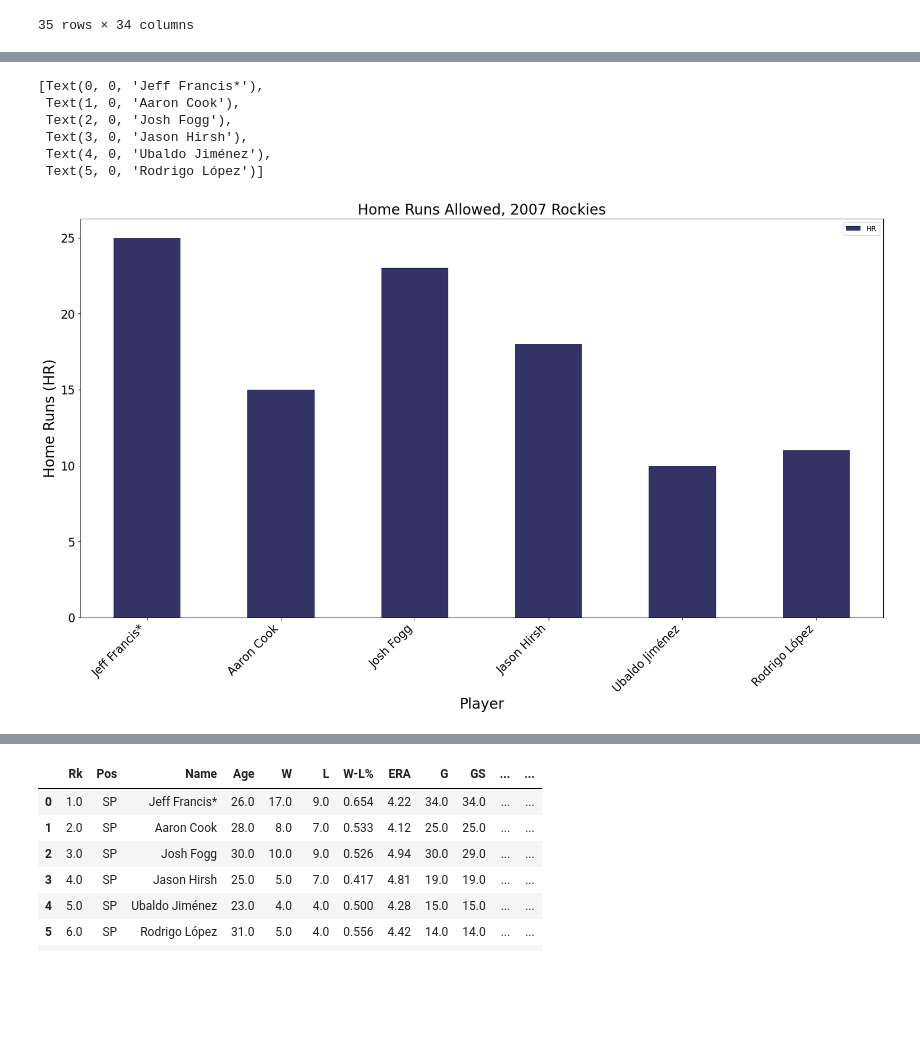
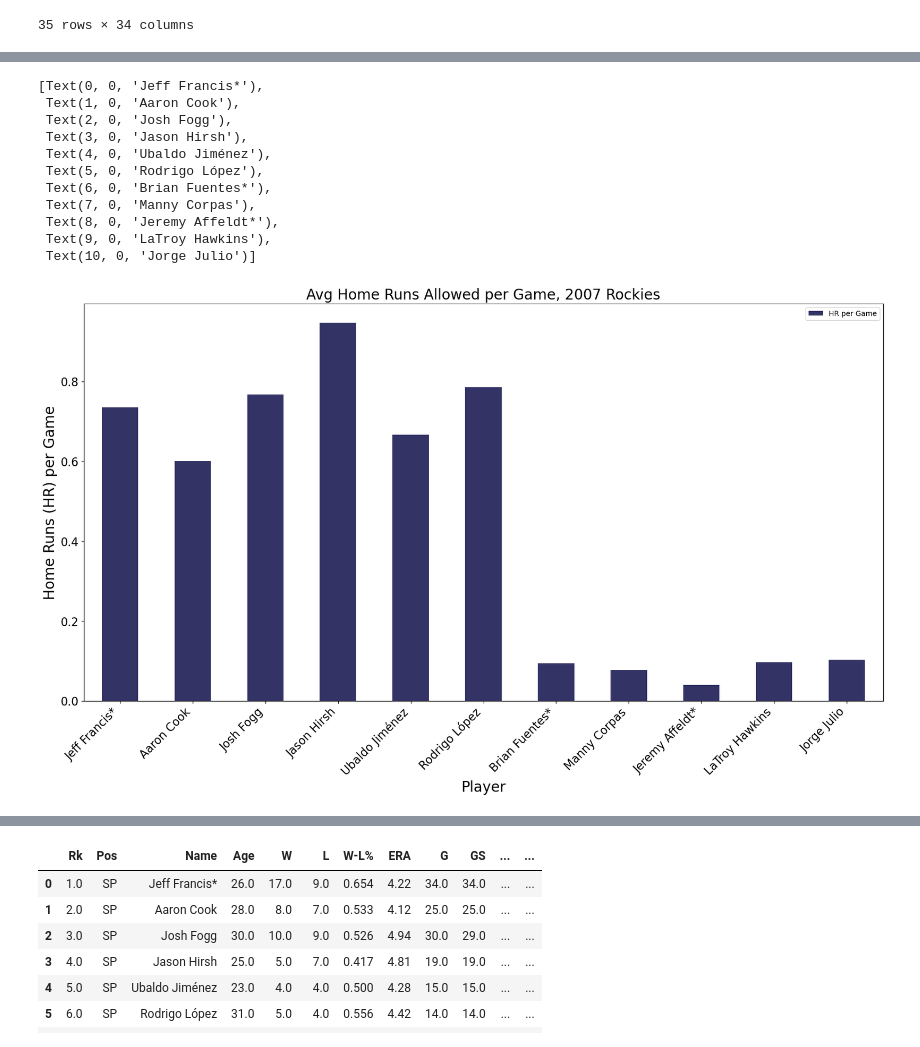
Before and after one commit to cassydm/rockies_moneyball_part-deux, a Jupyter notebook: Test_files/working_file_liz.ipynb, the cells around one changed output, grey strips where cells are left out. Drawn from its saved outputs; the diff is of its cells as text; code cells hidden in the pictures; blank space fills up the shorter version.

Commit message:
liz edits HR per Game

```diff
--- a/Test_files/working_file_liz.ipynb
+++ b/Test_files/working_file_liz.ipynb
@@ -118,15 +118,15 @@ pitching_2007= get_pitching_table(ls.Team_Pitching_2007_url,"team_pitching")
 pitching_2024= get_pitching_table(ls.Team_Pitching_2024_url,"team_pitching")
 # %%
 # FILTER rows to include only starting pitchers (Pos = SP)
-pitching_2007_filter = pitching_2007[pitching_2007['Pos'] == 'SP']
-pitching_2024_filter = pitching_2024[pitching_2024['Pos'] == 'SP']
+pitching_2007_filter = pitching_2007[pitching_2007['Pos'].isin(['SP', 'CL', 'RP'])]
+pitching_2024_filter = pitching_2024[pitching_2024['Pos'].isin(['SP', 'CL', 'RP'])]
 
 pitching_2007_SP = pd.DataFrame(pitching_2007_filter)
 pitching_2024_SP = pd.DataFrame(pitching_2024_filter)
 
 # display starting pitcher rosters per each year
-display(pitching_2007_SP.head(8))
-display(pitching_2024_SP.head(8))
+display(pitching_2007_SP.head(20))
+display(pitching_2024_SP.head(20))
 # %% [output]
 |  | Rk | Pos | Name | Age | W | L | W-L% | ERA | G | GS | ... | ... |
 | 0 | 1.0 | SP | Jeff Francis* | 26.0 | 17.0 | 9.0 | 0.654 | 4.22 | 34.0 | 34.0 | ... | ... |
@@ -198,0 +219,6 @@ while in 2024, the Earned Run Average for team is 12.39.
+# %%
+pitching_2007_SP["HR per Game"] = pitching_2007_SP["HR"]/pitching_2007_SP["G"]
+pitching_2024_SP["HR per Game"] = pitching_2024_SP["HR"]/pitching_2024_SP["G"]
+
+display(pitching_2007_SP[['HR', 'G', 'HR per Game']])
+display(pitching_2024_SP[['HR', 'G', 'HR per Game']])
@@ -199,21 +250,26 @@ while in 2024, the Earned Run Average for team is 12.39.
 # %%
 pitching_HR_fig1=pitching_2007_SP.plot(x="Name",
-                  y="HR",
+                  y="HR per Game",
                   kind="bar",
                   figsize= [20,10],
                   fontsize=16,
                   color=ls.Rockies_Purple_Hex)
-pitching_HR_fig1.set_ylabel('Home Runs (HR)', fontsize=20)
+pitching_HR_fig1.set_ylabel('Home Runs (HR) per Game', fontsize=20)
 pitching_HR_fig1.set_xlabel('Player', fontsize=20,)
-pitching_HR_fig1.set_title("Home Runs Allowed, 2007 Rockies", fontsize=20)
+pitching_HR_fig1.set_title("Avg Home Runs Allowed per Game, 2007 Rockies", fontsize=20)
 pitching_HR_fig1.set_xticklabels(pitching_HR_fig1.get_xticklabels(), rotation=45, ha='right')
 # %% [output]
 [Text(0, 0, 'Jeff Francis*'),
  Text(1, 0, 'Aaron Cook'),
  Text(2, 0, 'Josh Fogg'),
  Text(3, 0, 'Jason Hirsh'),
  Text(4, 0, 'Ubaldo Jiménez'),
- Text(5, 0, 'Rodrigo López')]
+ Text(5, 0, 'Rodrigo López'),
+ Text(6, 0, 'Brian Fuentes*'),
+ Text(7, 0, 'Manny Corpas'),
+ Text(8, 0, 'Jeremy Affeldt*'),
+ Text(9, 0, 'LaTroy Hawkins'),
+ Text(10, 0, 'Jorge Julio')]
-[figure, old version]
+[figure, new version]
 # %%
 pitching_HR_fig2=pitching_2024_SP.plot(x="Name",
```
Also changed, not shown: parts of 7 cells of this notebook.
